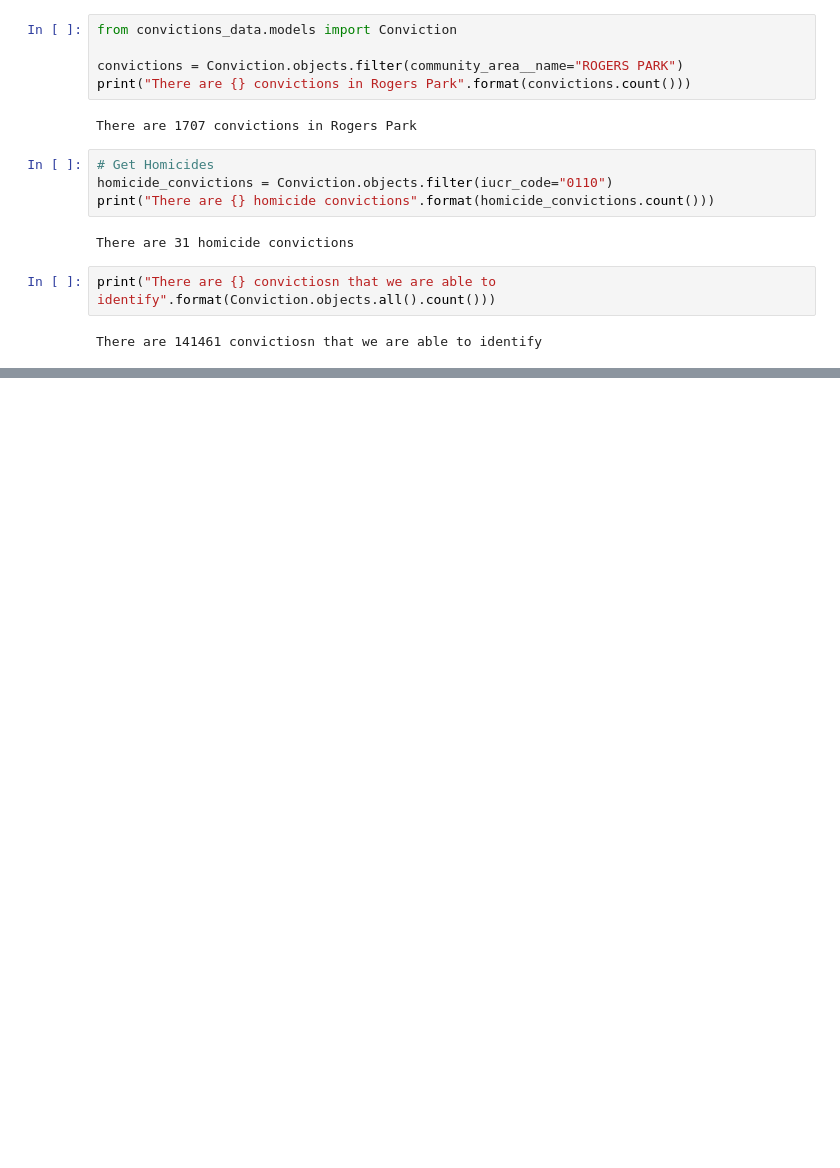
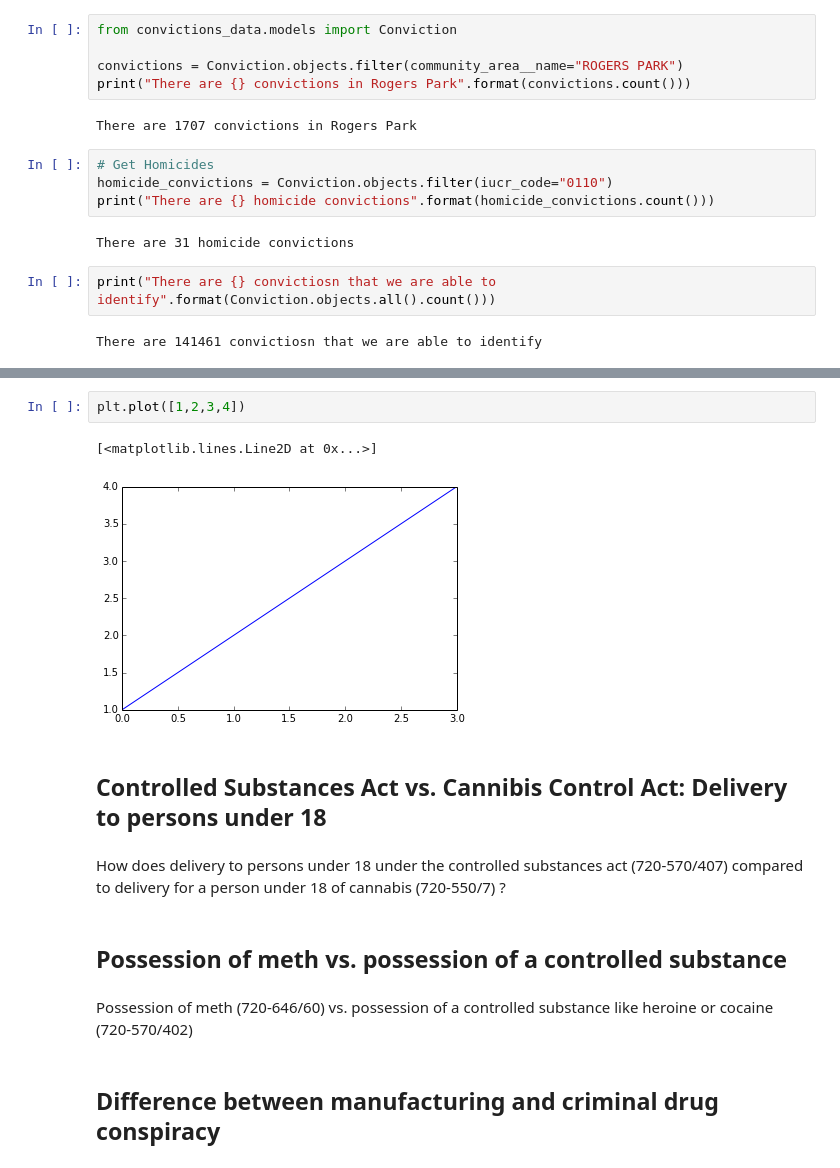
Before and after one commit to sc3/cook-convictions-data, a Jupyter notebook: convictions.ipynb, the cells around one changed output, grey strips where cells are left out. Saved outputs shown, nothing was run; the diff lists cells and outputs as text; blank space fills up the shorter version.

```diff
--- a/convictions.ipynb
+++ b/convictions.ipynb
@@ -344,0 +485,15 @@ There are 141461 convictiosn that we are able to identify
+# %%
+plt.plot([1,2,3,4])
+# %% [output]
+[<matplotlib.lines.Line2D at 0x...>]
+[figure, added]
+# %% [markdown]
+## Controlled Substances Act vs. Cannibis Control Act: Delivery to persons under 18
+# %% [markdown]
+How does delivery to persons under 18 under the controlled substances act (720-570/407) compared to delivery for a person under 18 of cannabis (720-550/7) ?
+# %% [markdown]
+## Possession of meth vs. possession of a controlled substance
+# %% [markdown]
+Possession of meth (720-646/60) vs. possession of a controlled substance like heroine or cocaine (720-570/402)
+# %% [markdown]
+## Difference between manufacturing and criminal drug conspiracy
```
Also changed, not shown: parts of 21 cells of this notebook, 3 other files.
